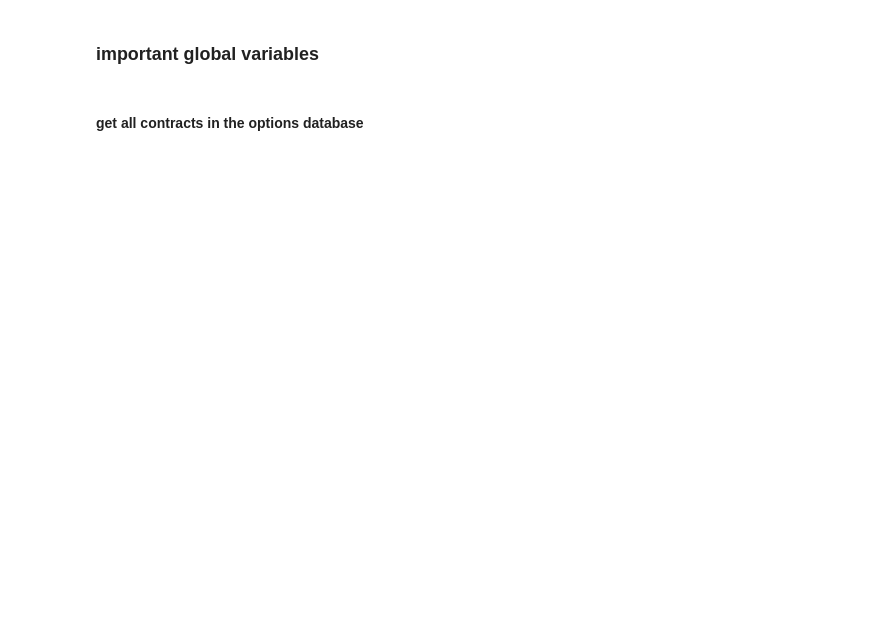
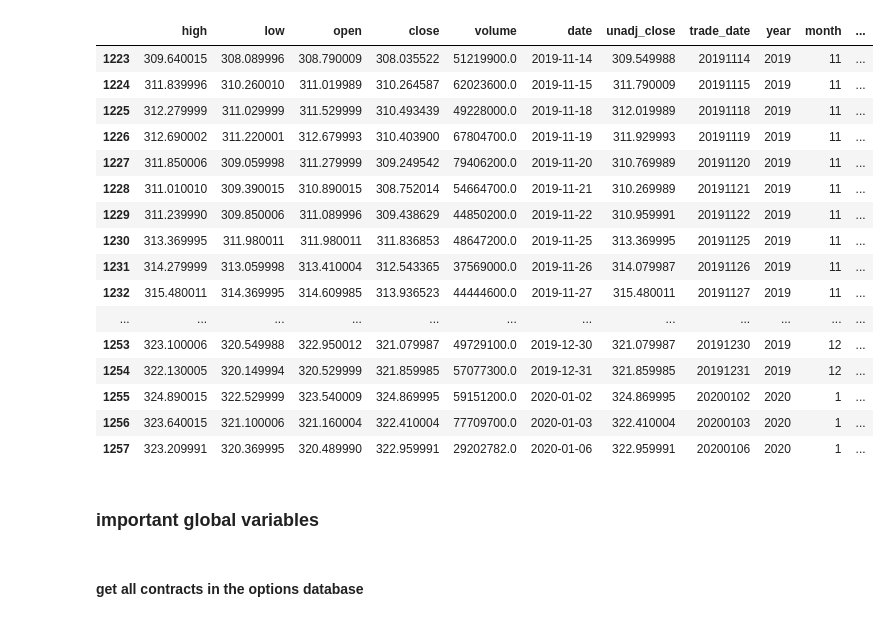
Before and after one commit to bgithub1/barchartacs, a Jupyter notebook: barchartacs/research_2.ipynb, the cells around one changed output. Saved outputs shown, nothing was run; the diff lists cells and outputs as text; code cells hidden in the pictures; blank space fills up the shorter version.

```diff
--- a/barchartacs/research_2.ipynb
+++ b/barchartacs/research_2.ipynb
@@ -58,6 +61,36 @@ def fetch_history(symbol,dt_beg,dt_end):
     df['month'] = df.date.apply(lambda v: v.month)
     df['day'] = df.date.apply(lambda v: v.day)
     return df
+# %%
+dt_end = datetime.datetime.now()
+dt_beg = dt_end - datetime.timedelta(365*5)
+df_spy = fetch_history('SPY',dt_beg,dt_end)
+# %%
+df_spy['pct'] = df_spy.close.pct_change()[1:]
+df_spy['mean_pct'] = df_spy.pct.rolling(30).mean()
+df_spy['std_pct'] = df_spy.pct.rolling(30).std()
+df_spy = df_spy.iloc[30:]
+df_spy['skew'] = df_spy.apply(lambda r:((r.pct - r.mean_pct)/r.std_pct)**3,axis=1)
+# %%
+df_spy.tail(35)
+# %% [output]
+|  | high | low | open | close | volume | date | unadj_close | trade_date | year | month | ... |
+| 1223 | 309.640015 | 308.089996 | 308.790009 | 308.035522 | 51219900.0 | 2019-11-14 | 309.549988 | 20191114 | 2019 | 11 | ... |
+| 1224 | 311.839996 | 310.260010 | 311.019989 | 310.264587 | 62023600.0 | 2019-11-15 | 311.790009 | 20191115 | 2019 | 11 | ... |
+| 1225 | 312.279999 | 311.029999 | 311.529999 | 310.493439 | 49228000.0 | 2019-11-18 | 312.019989 | 20191118 | 2019 | 11 | ... |
+| 1226 | 312.690002 | 311.220001 | 312.679993 | 310.403900 | 67804700.0 | 2019-11-19 | 311.929993 | 20191119 | 2019 | 11 | ... |
+| 1227 | 311.850006 | 309.059998 | 311.279999 | 309.249542 | 79406200.0 | 2019-11-20 | 310.769989 | 20191120 | 2019 | 11 | ... |
+| 1228 | 311.010010 | 309.390015 | 310.890015 | 308.752014 | 54664700.0 | 2019-11-21 | 310.269989 | 20191121 | 2019 | 11 | ... |
+| 1229 | 311.239990 | 309.850006 | 311.089996 | 309.438629 | 44850200.0 | 2019-11-22 | 310.959991 | 20191122 | 2019 | 11 | ... |
+| 1230 | 313.369995 | 311.980011 | 311.980011 | 311.836853 | 48647200.0 | 2019-11-25 | 313.369995 | 20191125 | 2019 | 11 | ... |
+| 1231 | 314.279999 | 313.059998 | 313.410004 | 312.543365 | 37569000.0 | 2019-11-26 | 314.079987 | 20191126 | 2019 | 11 | ... |
+| 1232 | 315.480011 | 314.369995 | 314.609985 | 313.936523 | 44444600.0 | 2019-11-27 | 315.480011 | 20191127 | 2019 | 11 | ... |
+| ... | ... | ... | ... | ... | ... | ... | ... | ... | ... | ... | ... |
+| 1253 | 323.100006 | 320.549988 | 322.950012 | 321.079987 | 49729100.0 | 2019-12-30 | 321.079987 | 20191230 | 2019 | 12 | ... |
+| 1254 | 322.130005 | 320.149994 | 320.529999 | 321.859985 | 57077300.0 | 2019-12-31 | 321.859985 | 20191231 | 2019 | 12 | ... |
+| 1255 | 324.890015 | 322.529999 | 323.540009 | 324.869995 | 59151200.0 | 2020-01-02 | 324.869995 | 20200102 | 2020 | 1 | ... |
+| 1256 | 323.640015 | 321.100006 | 321.160004 | 322.410004 | 77709700.0 | 2020-01-03 | 322.410004 | 20200103 | 2020 | 1 | ... |
+| 1257 | 323.209991 | 320.369995 | 320.489990 | 322.959991 | 29202782.0 | 2020-01-06 | 322.959991 | 20200106 | 2020 | 1 | ... |
 # %% [markdown]
 ### important global variables
 # %%
```
Also changed, not shown: parts of 8 cells of this notebook, 6 other files.
